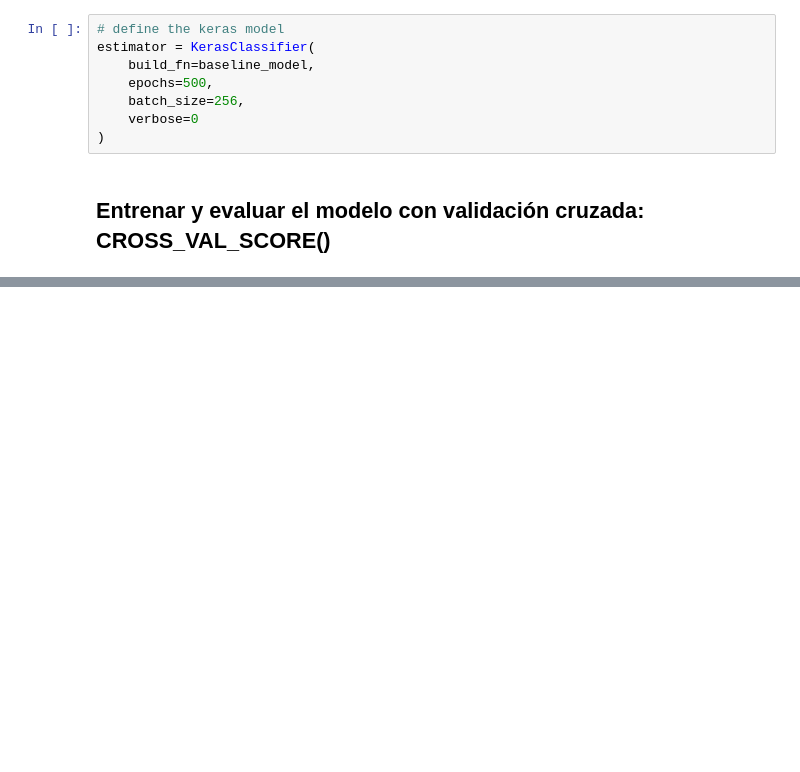
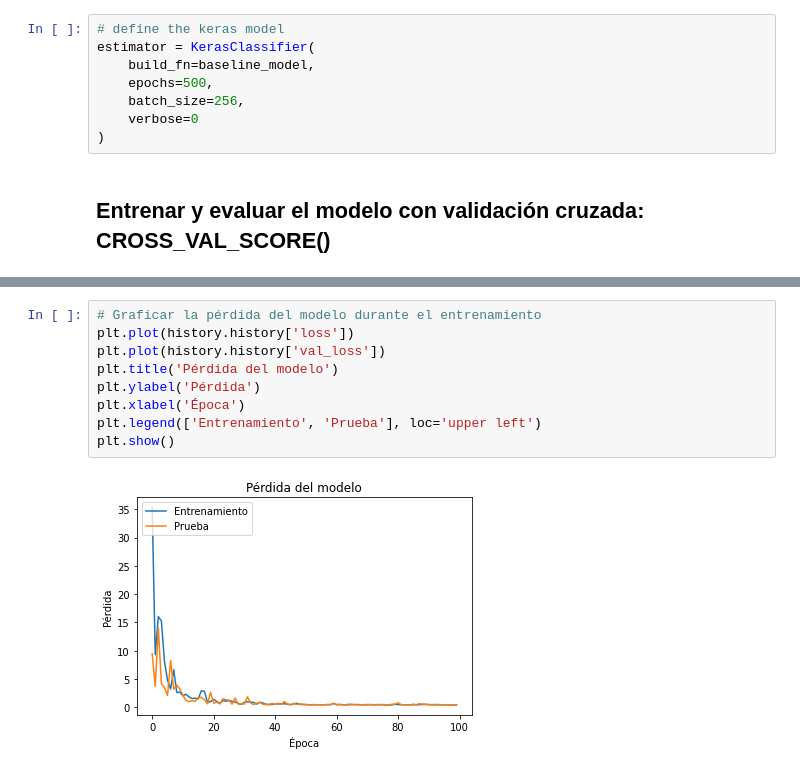
Before and after one commit to Adfermar/PIA_PUBLIC, a Jupyter notebook: churn_red_neuronal_v02.ipynb, the cells around one changed output, grey strips where cells are left out. Drawn from its saved outputs; the diff is of its cells as text; blank space fills up the shorter version.

```diff
--- a/churn_red_neuronal_v02.ipynb
+++ b/churn_red_neuronal_v02.ipynb
@@ -904,0 +768,11 @@ Baseline: 74.43% (3.46%)
+# %%
+# Graficar la pérdida del modelo durante el entrenamiento
+plt.plot(history.history['loss'])
+plt.plot(history.history['val_loss'])
+plt.title('Pérdida del modelo')
+plt.ylabel('Pérdida')
+plt.xlabel('Época')
+plt.legend(['Entrenamiento', 'Prueba'], loc='upper left')
+plt.show()
+# %% [output]
+[figure, added]
```
Also changed, not shown: parts of 49 cells of this notebook.
